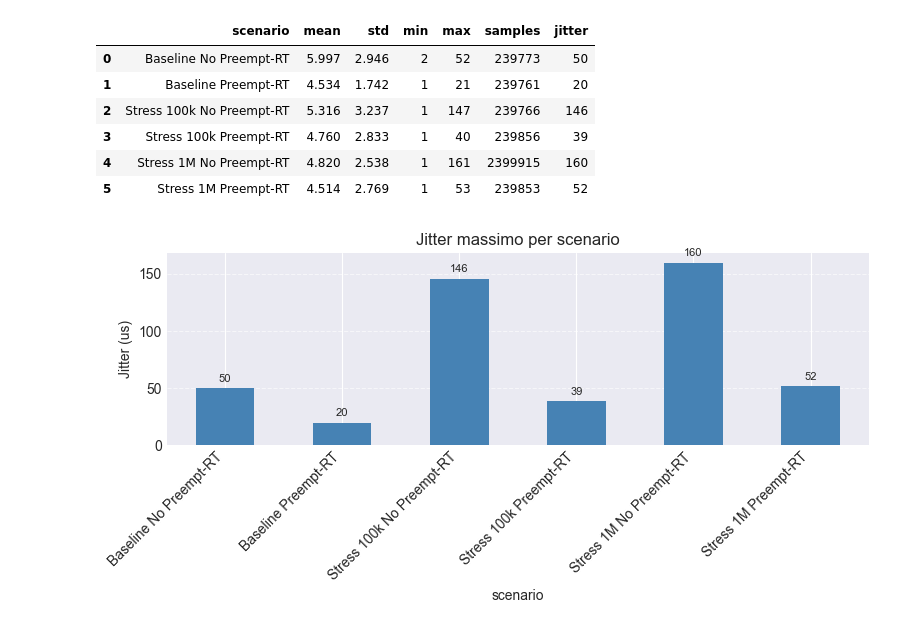
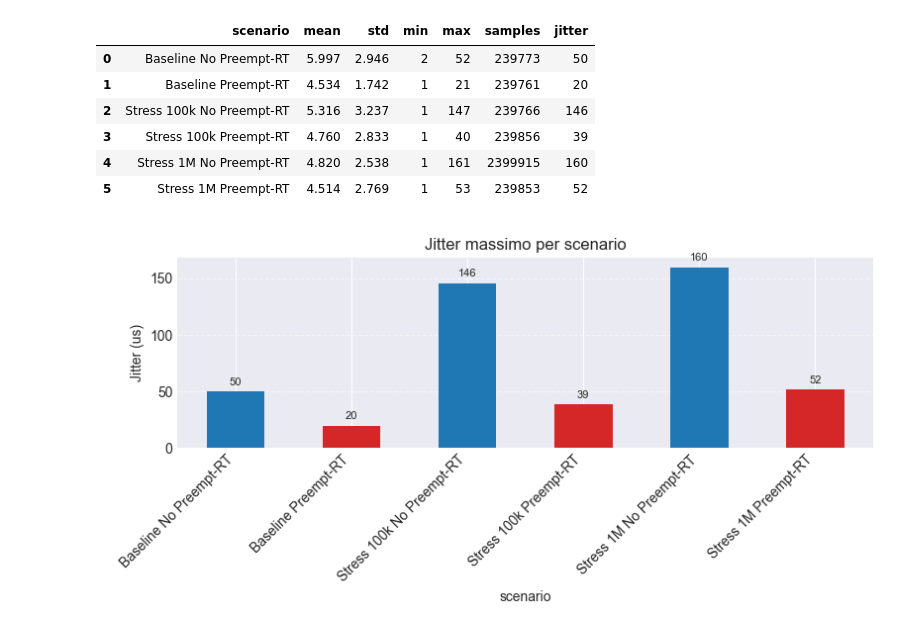
Before and after one commit to samanjot/analisi-preempt-rt, a Jupyter notebook: analisys_def.ipynb, the cells around one changed output. Saved outputs shown, nothing was run; the diff lists cells and outputs as text; code cells hidden in the pictures.

```diff
--- a/analisys_def.ipynb
+++ b/analisys_def.ipynb
@@ -132,17 +133,31 @@ summary_df
 | 4 | Stress 1M No Preempt-RT | 4.820 | 2.538 | 1 | 161 | 2399915 | 160 |
 | 5 | Stress 1M Preempt-RT | 4.514 | 2.769 | 1 | 53 | 239853 | 52 |
 # %%
-# Jitter massimo per scenario
-fig, ax = plt.subplots(figsize=(8, 4))
-summary_df.set_index('scenario')['jitter'].plot(kind='bar', ax=ax, color='steelblue')
-ax.set_ylabel('Jitter (us)')
-ax.set_title('Jitter massimo per scenario')
-ax.grid(True, axis='y', linestyle='--', alpha=0.6)
-for container in ax.containers:
-    ax.bar_label(container, fmt='%.0f', padding=3, fontsize=8)
-plt.xticks(rotation=45, ha='right')
-plt.tight_layout()
-plt.show()
+
+# Jitter massimo per scenario (colori: blu No Preempt-RT, rosso Preempt-RT)
+if summary_df.empty:
+    print('Nessun dato disponibile per il jitter')
+else:
+    label_to_key = thread_df[['scenario','scenario_key']].drop_duplicates().set_index('scenario')['scenario_key']
+    def color_for(sc):
+        key = label_to_key.get(sc, '')
+        if 'nopreempt_rt' in key:
+            return 'tab:blue'
+        if 'preempt_rt' in key:
+            return 'tab:red'
+        return 'gray'
+    colors = [color_for(sc) for sc in summary_df['scenario']]
+
+    fig, ax = plt.subplots(figsize=(8, 4))
+    summary_df.set_index('scenario')['jitter'].plot(kind='bar', ax=ax, color=colors)
+    ax.set_ylabel('Jitter (us)')
+    ax.set_title('Jitter massimo per scenario')
+    ax.grid(True, axis='y', linestyle='--', alpha=0.6)
+    for container in ax.containers:
+        ax.bar_label(container, fmt='%.0f', padding=3, fontsize=8)
+    plt.xticks(rotation=45, ha='right')
+    plt.tight_layout()
+    plt.show()
 # %% [output]
-[figure, old version]
+[figure, new version]
 # %%
```
Also changed, not shown: parts of 7 cells of this notebook, 1 other file.
